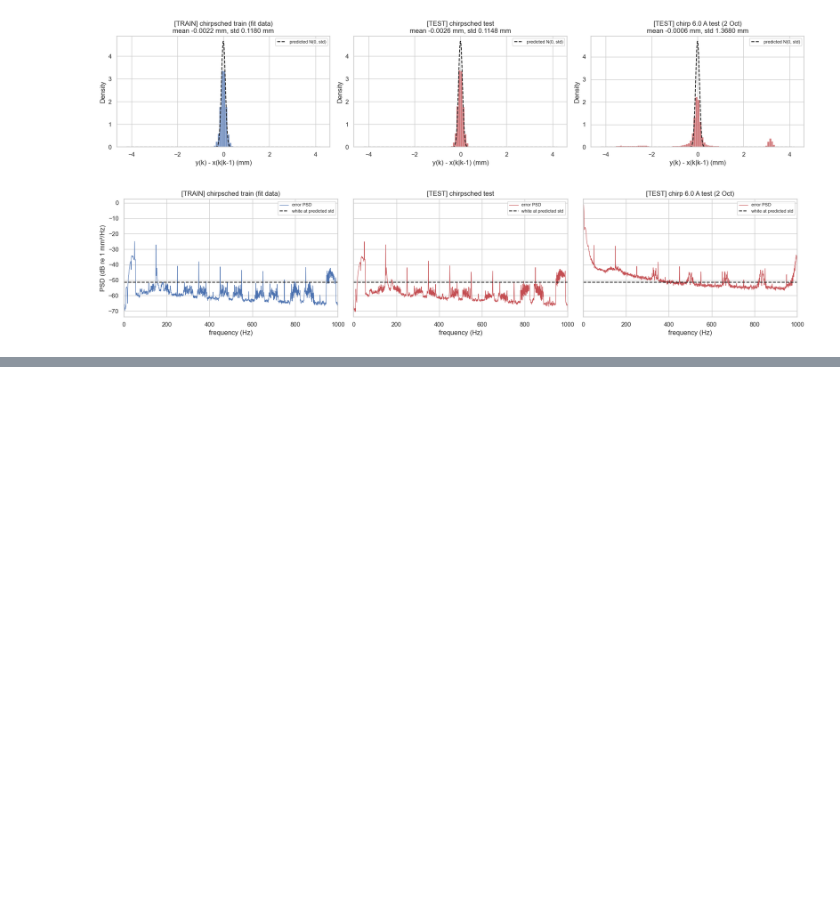
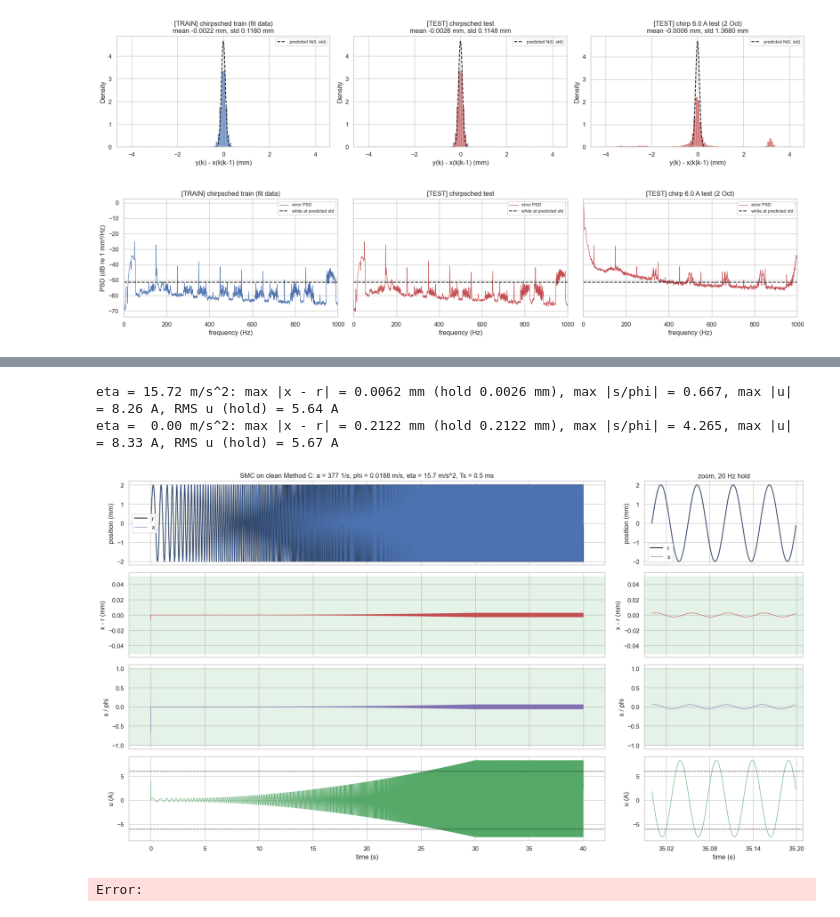
Before and after one commit to renskortmann/Ethercat-voice-coil-controller, a Jupyter notebook: vca_greybox_fit.ipynb, the cells around one changed output, grey strips where cells are left out. Drawn from its saved outputs; the diff is of its cells as text; code cells hidden in the pictures; blank space fills up the shorter version.

```diff
--- a/vca_greybox_fit.ipynb
+++ b/vca_greybox_fit.ipynb
@@ -512,0 +566,57 @@ SIG_A = 7.86 m/s^2 (Method C residual), SIG_Y = 0.0766 mm (raw laser, idle windo
+# %%
+A_REF, F0, F1, T_RAMP, T_HOLD = 2e-3, 1.0, 20.0, 30.0, 10.0   # m, Hz, Hz, s, s: chirp F0 -> F1 in T_RAMP, then T_HOLD at F1
+TS_C = 1 / FS_LOG                                             # s, controller and plant step: 2 kHz
+A_SMC = 3 * 2 * np.pi * F1                                    # 1/s, surface slope a = 3*omega at the FINAL frequency
+PHI = A_SMC * 0.05e-3                                         # m/s, boundary layer: |z1| <= PHI / a = 0.05 mm inside it
+ETA = 2 * SIG_A                                               # m/s^2, reaching gain: 2x the Method C acceleration residual (knob)
+I_LIM = 6.0                                                   # A, reference line only: the current used in the experiments, u is not saturated
+
+# chirp reference, analytic: phase ph, its rate dph = 2 pi f(t) and acceleration ddph
+t = np.arange(0.0, T_RAMP + T_HOLD, TS_C)
+kf, ramp = (F1 - F0) / T_RAMP, t < T_RAMP
+ph = 2 * np.pi * np.where(ramp, F0 * t + kf * t**2 / 2, F0 * T_RAMP + kf * T_RAMP**2 / 2 + F1 * (t - T_RAMP))
+dph, ddph = 2 * np.pi * np.where(ramp, F0 + kf * t, F1), np.where(ramp, 2 * np.pi * kf, 0.0)
+r, rd, rdd = A_REF * np.sin(ph), A_REF * dph * np.cos(ph), A_REF * (ddph * np.cos(ph) - dph**2 * np.sin(ph))
+
+
+def smc(eta):
+    "Sliding-mode loop on the clean Method C plant, continuous law with ZOH at TS_C. Returns x, s / PHI and u."
+    n = len(t)
+    xs, ss, us = np.empty(n), np.empty(n), np.empty(n)
+    x, v = 0.0, 0.0                                     # start at rest in the centre
+    for k in range(n):
+        z1, z2 = x - r[k], v - rd[k]
+        s = A_SMC * z1 + z2
+        u = (rdd[k] - A_SMC * z2 - acc_C(x, v, 0.0) - eta * min(max(s / PHI, -1.0), 1.0)) / ((p_C[0] + p_C[2] * x) / M)   # f = acc_C(x, v, 0), g = (Gamma + Gamma1 x) / m
+        xs[k], ss[k], us[k] = x, s / PHI, u
+        x, v = step(x, v, u, u, acc_C, TS_C)            # plant: RK4 of Method C, input held over the step
+    return xs, ss, us
+
+
+hold = t >= T_RAMP
+for eta in (ETA, 0.0):                                  # eta = 0: feedforward / cancellation only
+    xs, ss, us = smc(eta)
+    print(f"eta = {eta:5.2f} m/s^2: max |x - r| = {np.abs(xs - r).max() * 1e3:.4f} mm (hold {np.abs(xs - r)[hold].max() * 1e3:.4f} mm), "
+          f"max |s/phi| = {np.abs(ss).max():.3f}, max |u| = {np.abs(us).max():.2f} A, RMS u (hold) = {np.sqrt(np.mean(us[hold]**2)):.2f} A")
+xs, ss, us = smc(ETA)
+
+fig, ax = plt.subplots(4, 2, figsize=(18, 10), sharex="col", gridspec_kw=dict(width_ratios=[3, 1]))
+zoom = (t >= T_RAMP + T_HOLD / 2) & (t < T_RAMP + T_HOLD / 2 + 0.2)   # 0.2 s mid-hold, 20 Hz
+for col, m in enumerate((slice(None), zoom)):
+    sns.lineplot(x=t[m], y=r[m] * 1e3, ax=ax[0, col], lw=1.5, color="k", label="r")
+    sns.lineplot(x=t[m], y=xs[m] * 1e3, ax=ax[0, col], lw=0.8, color="C0", label="x").set(ylabel="position (mm)")
+    sns.lineplot(x=t[m], y=(xs - r)[m] * 1e3, ax=ax[1, col], lw=0.8, color="C3").set(ylabel="x - r (mm)")
+    ax[1, col].axhspan(-PHI / A_SMC * 1e3, PHI / A_SMC * 1e3, color="C2", alpha=0.15)   # boundary-layer bound phi / a
+    sns.lineplot(x=t[m], y=ss[m], ax=ax[2, col], lw=0.8, color="C4").set(ylabel="s / phi")
+    ax[2, col].axhspan(-1, 1, color="C2", alpha=0.15)
+    sns.lineplot(x=t[m], y=us[m], ax=ax[3, col], lw=0.8, color="C2").set(xlabel="time (s)", ylabel="u (A)")
+    for lim in (-I_LIM, I_LIM):
+        ax[3, col].axhline(lim, color="k", ls="--", lw=0.8)
+ax[0, 0].set(title=f"SMC on clean Method C: a = {A_SMC:.0f} 1/s, phi = {PHI:.4f} m/s, eta = {ETA:.1f} m/s^2, Ts = {TS_C * 1e3:.1f} ms")
+ax[0, 1].set(title="zoom, 20 Hz hold"); ax[3, 1].xaxis.set_major_locator(plt.MaxNLocator(4))
+plt.tight_layout(); plt.show()
+# %% [output]
+eta = 15.72 m/s^2: max |x - r| = 0.0062 mm (hold 0.0026 mm), max |s/phi| = 0.667, max |u| = 8.26 A, RMS u (hold) = 5.64 A
+eta =  0.00 m/s^2: max |x - r| = 0.2122 mm (hold 0.2122 mm), max |s/phi| = 4.265, max |u| = 8.33 A, RMS u (hold) = 5.67 A
+[figure, added]
+Error:
```
Also changed, not shown: parts of 1 cell of this notebook.
